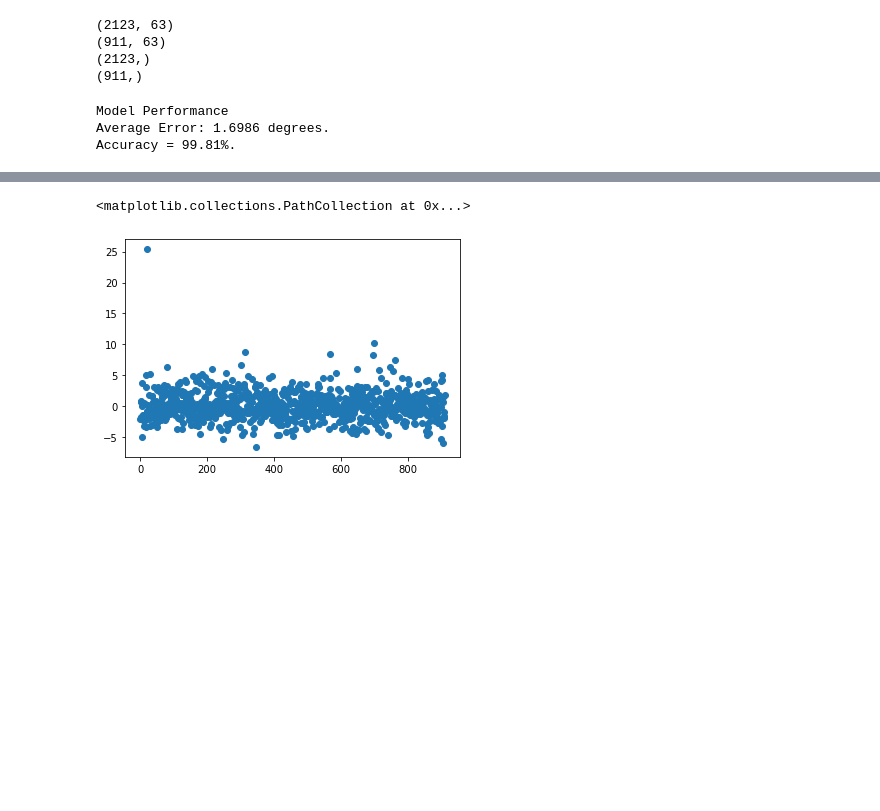
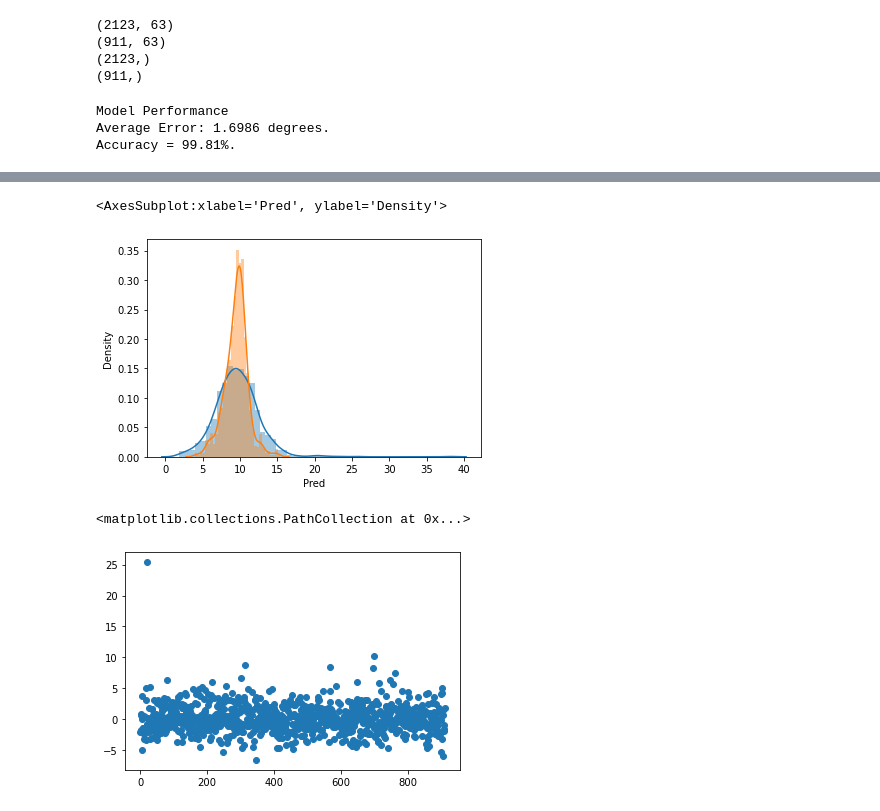
Before and after one commit to sdguerrette/capstone_project, a Jupyter notebook: code/ML_models/regressors/rf_regression_cases_pct.ipynb, the cells around one changed output, grey strips where cells are left out. Cells and saved outputs as stored; diff of their text form; code cells hidden in the pictures; blank space fills up the shorter version.

```diff
--- a/code/ML_models/regressors/rf_regression_cases_pct.ipynb
+++ b/code/ML_models/regressors/rf_regression_cases_pct.ipynb
@@ -274,3 +304,9 @@ results
+# %%
+sns.distplot(results.Actual)
+sns.distplot(results.Pred)
+# %% [output]
+<AxesSubplot:xlabel='Pred', ylabel='Density'>
+[figure, added]
 # %%
 #plot the errors
 plt.scatter(results.index,results['error'])
```
Also changed, not shown: parts of 9 cells of this notebook, 2 other files.
